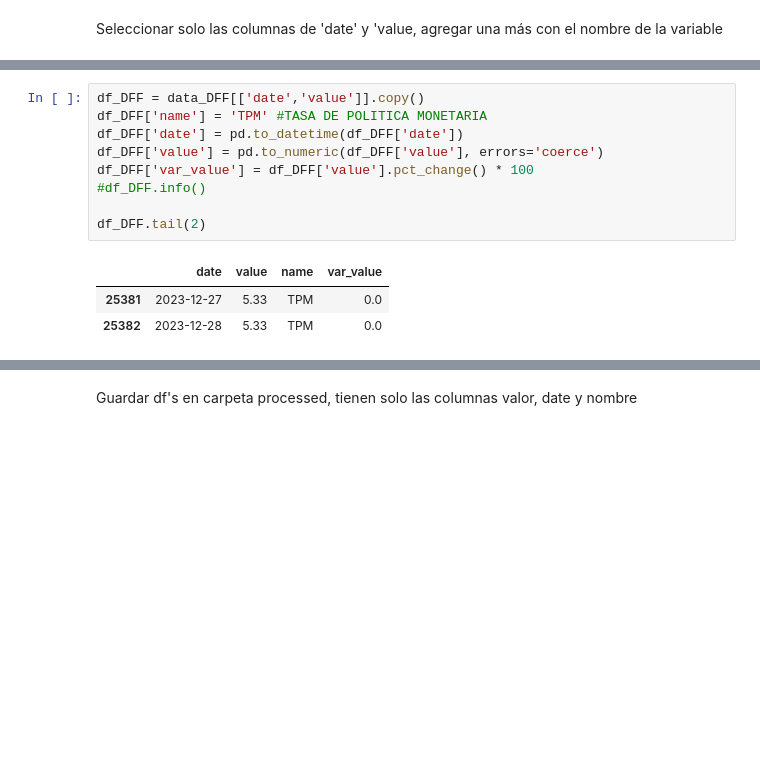
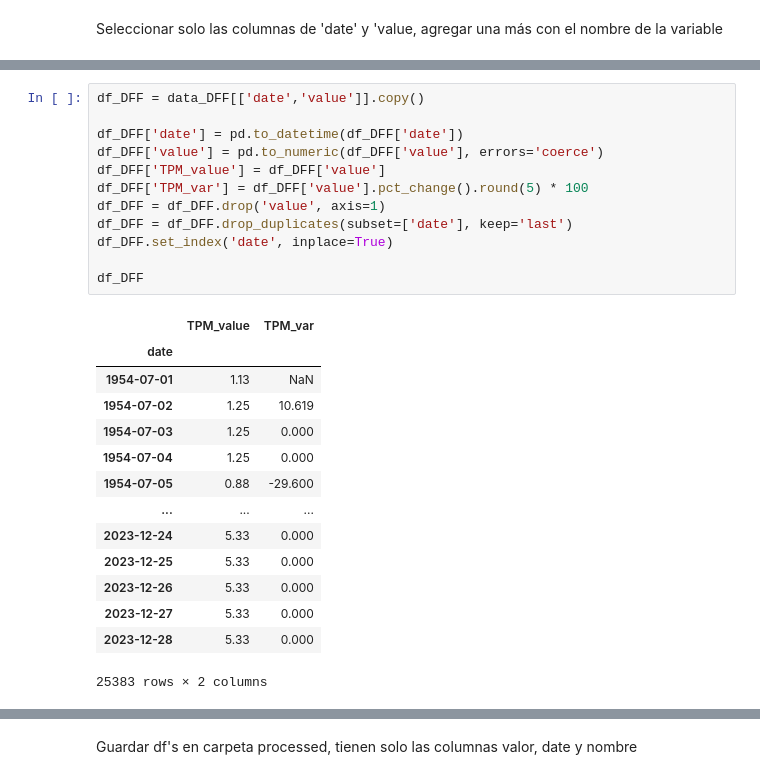
Before and after one commit to diegomacaya/proyecto_DataScience_DMS, a Jupyter notebook: src/explore copy.ipynb, the cells around one changed output, grey strips where cells are left out. Cells and saved outputs as stored; diff of their text form; blank space fills up the shorter version.

```diff
--- a/src/explore copy.ipynb
+++ b/src/explore copy.ipynb
@@ -259,15 +305,29 @@ df_BOPGSTBL.tail(2)
 # %%
 df_DFF = data_DFF[['date','value']].copy()
-df_DFF['name'] = 'TPM' #TASA DE POLITICA MONETARIA
+
 df_DFF['date'] = pd.to_datetime(df_DFF['date'])
 df_DFF['value'] = pd.to_numeric(df_DFF['value'], errors='coerce')
-df_DFF['var_value'] = df_DFF['value'].pct_change() * 100
-#df_DFF.info()
+df_DFF['TPM_value'] = df_DFF['value']
+df_DFF['TPM_var'] = df_DFF['value'].pct_change().round(5) * 100
+df_DFF = df_DFF.drop('value', axis=1)
+df_DFF = df_DFF.drop_duplicates(subset=['date'], keep='last')
+df_DFF.set_index('date', inplace=True)
 
-df_DFF.tail(2)
+df_DFF
 # %% [output]
-|  | date | value | name | var_value |
-| 25381 | 2023-12-27 | 5.33 | TPM | 0.0 |
-| 25382 | 2023-12-28 | 5.33 | TPM | 0.0 |
+|  | TPM_value | TPM_var |
+| date |  |  |
+| 1954-07-01 | 1.13 | NaN |
+| 1954-07-02 | 1.25 | 10.619 |
+| 1954-07-03 | 1.25 | 0.000 |
+| 1954-07-04 | 1.25 | 0.000 |
+| 1954-07-05 | 0.88 | -29.600 |
+| ... | ... | ... |
+| 2023-12-24 | 5.33 | 0.000 |
+| 2023-12-25 | 5.33 | 0.000 |
+| 2023-12-26 | 5.33 | 0.000 |
+| 2023-12-27 | 5.33 | 0.000 |
+| 2023-12-28 | 5.33 | 0.000 |
+25383 rows × 2 columns
 # %%
 df_GNP = data_GNP[['date','value']].copy()
```
Also changed, not shown: parts of 15 cells of this notebook, 15 other files.
